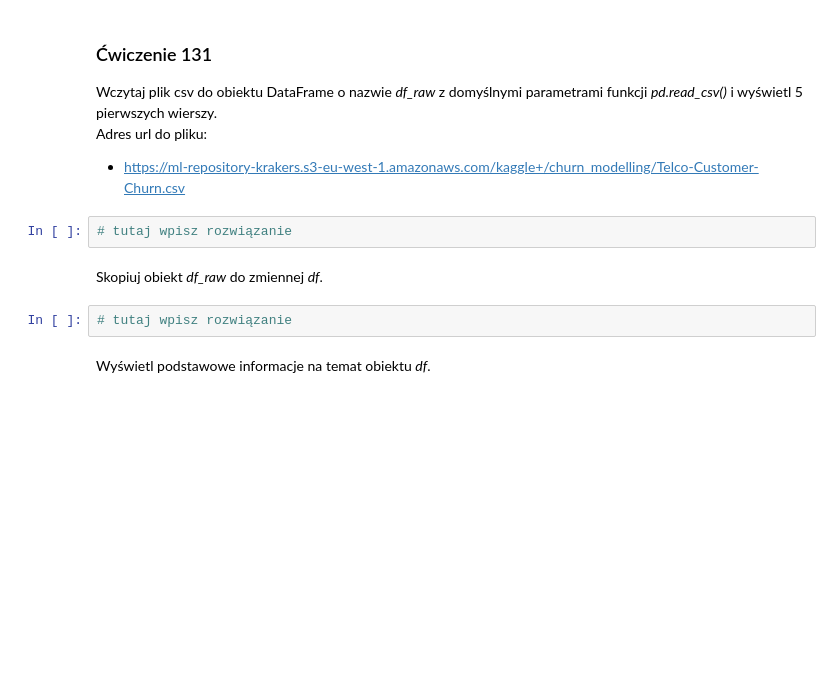
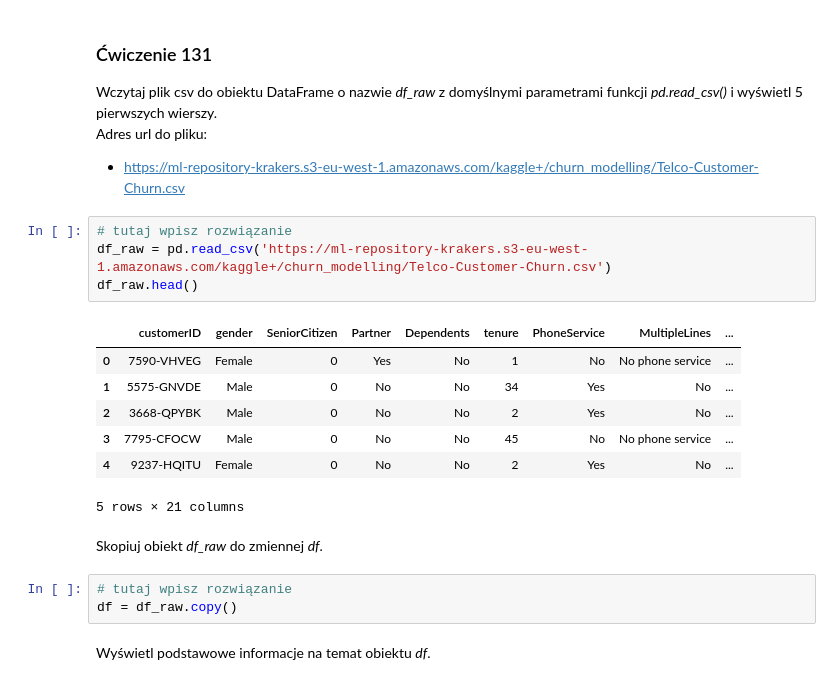
Before and after one commit to sebekpro/python-krakowiak, a Jupyter notebook: 250-data-science-bootcamp-w-jezyku-python/131_140_exercises.ipynb, the cells around one changed output. Saved outputs shown, nothing was run; the diff lists cells and outputs as text; blank space fills up the shorter version.

```diff
--- a/250-data-science-bootcamp-w-jezyku-python/131_140_exercises.ipynb
+++ b/250-data-science-bootcamp-w-jezyku-python/131_140_exercises.ipynb
@@ -29,12 +29,23 @@ sns.set()
 Wczytaj plik csv do obiektu DataFrame o nazwie _df_raw_ z domyślnymi parametrami funkcji _pd.read_csv()_ i wyświetl 5 pierwszych wierszy.
 Adres url do pliku:
 * https://ml-repository-krakers.s3-eu-west-1.amazonaws.com/kaggle+/churn_modelling/Telco-Customer-Churn.csv
-# %%
-# tutaj wpisz rozwiązanie
+# %%
+# tutaj wpisz rozwiązanie
+df_raw = pd.read_csv('https://ml-repository-krakers.s3-eu-west-1.amazonaws.com/kaggle+/churn_modelling/Telco-Customer-Churn.csv')
+df_raw.head()
+# %% [output]
+|  | customerID | gender | SeniorCitizen | Partner | Dependents | tenure | PhoneService | MultipleLines | ... |
+| 0 | 7590-VHVEG | Female | 0 | Yes | No | 1 | No | No phone service | ... |
+| 1 | 5575-GNVDE | Male | 0 | No | No | 34 | Yes | No | ... |
+| 2 | 3668-QPYBK | Male | 0 | No | No | 2 | Yes | No | ... |
+| 3 | 7795-CFOCW | Male | 0 | No | No | 45 | No | No phone service | ... |
+| 4 | 9237-HQITU | Female | 0 | No | No | 2 | Yes | No | ... |
+5 rows × 21 columns
 # %% [markdown]
 Skopiuj obiekt _df_raw_ do zmiennej _df_.
 # %%
 # tutaj wpisz rozwiązanie
+df = df_raw.copy()
 # %% [markdown]
 Wyświetl podstawowe informacje na temat obiektu _df_.
 # %%
```
Also changed, not shown: parts of 8 cells of this notebook.
